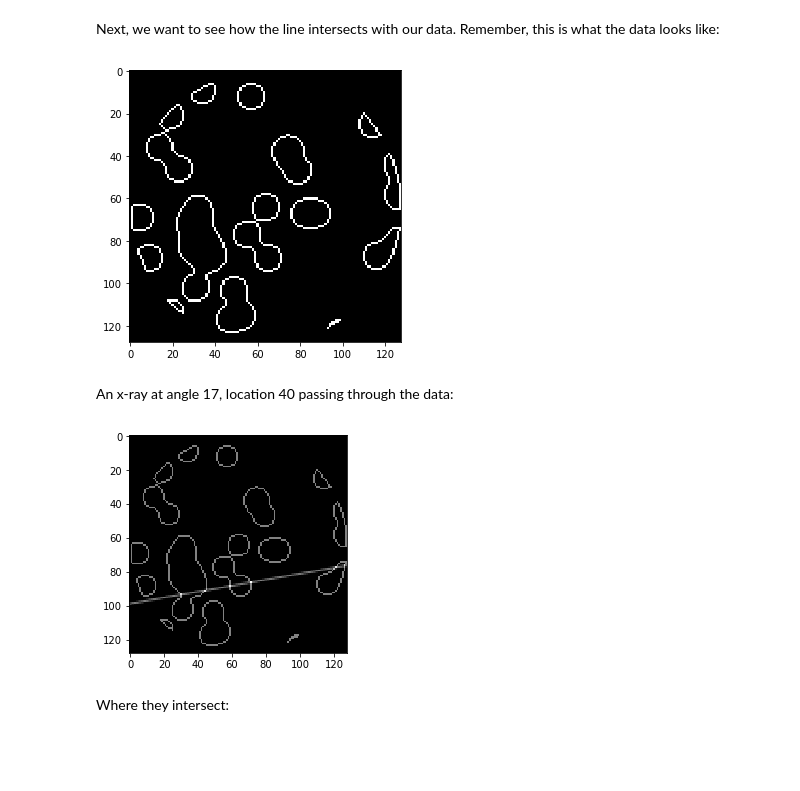
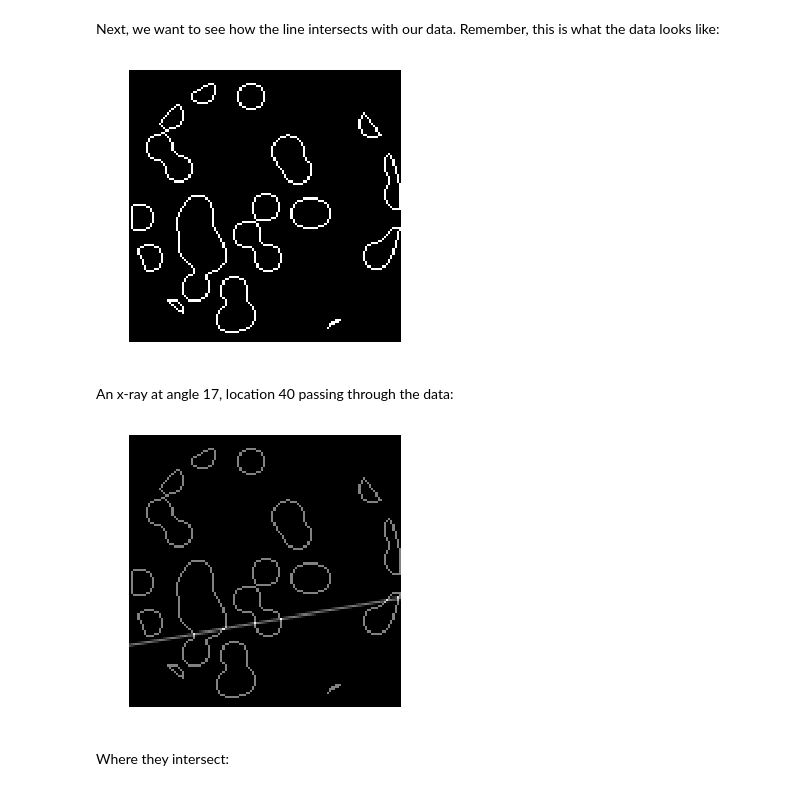
Before and after one commit to fastai/numerical-linear-algebra, a Jupyter notebook: nbs/4. Compressed Sensing of CT Scans with Robust Regression.ipynb, the cells around one changed output. Drawn from its saved outputs; the diff is of its cells as text; code cells hidden in the pictures; blank space fills up the shorter version.

```diff
--- a/nbs/4. Compressed Sensing of CT Scans with Robust Regression.ipynb
+++ b/nbs/4. Compressed Sensing of CT Scans with Robust Regression.ipynb
@@ -326,17 +381,22 @@ plt.imshow(proj_t[17,40], cmap='gray');
 Next, we want to see how the line intersects with our data.  Remember, this is what the data looks like:
 # %%
 plt.figure(figsize=(5,5))
-plt.imshow(data, cmap=plt.cm.gray);
+plt.imshow(data, cmap=plt.cm.gray)
+plt.axis('off')
+plt.savefig("images/data.png")
 # %% [output]
-[figure, old version]
+[figure, new version]
 # %%
 proj = proj_operator @ data.ravel()[:, np.newaxis]
 # %% [markdown]
 An x-ray at angle 17, location 40 passing through the data:
 # %%
-plt.imshow(data + proj_t[17,40], cmap=plt.cm.gray);
+plt.figure(figsize=(5,5))
+plt.imshow(data + proj_t[17,40], cmap=plt.cm.gray)
+plt.axis('off')
+plt.savefig("images/data_xray.png")
 # %% [output]
-[figure, old version]
+[figure, new version]
 # %% [markdown]
 Where they intersect:
 # %%
```
Also changed, not shown: parts of 14 cells of this notebook, 2 other files.
